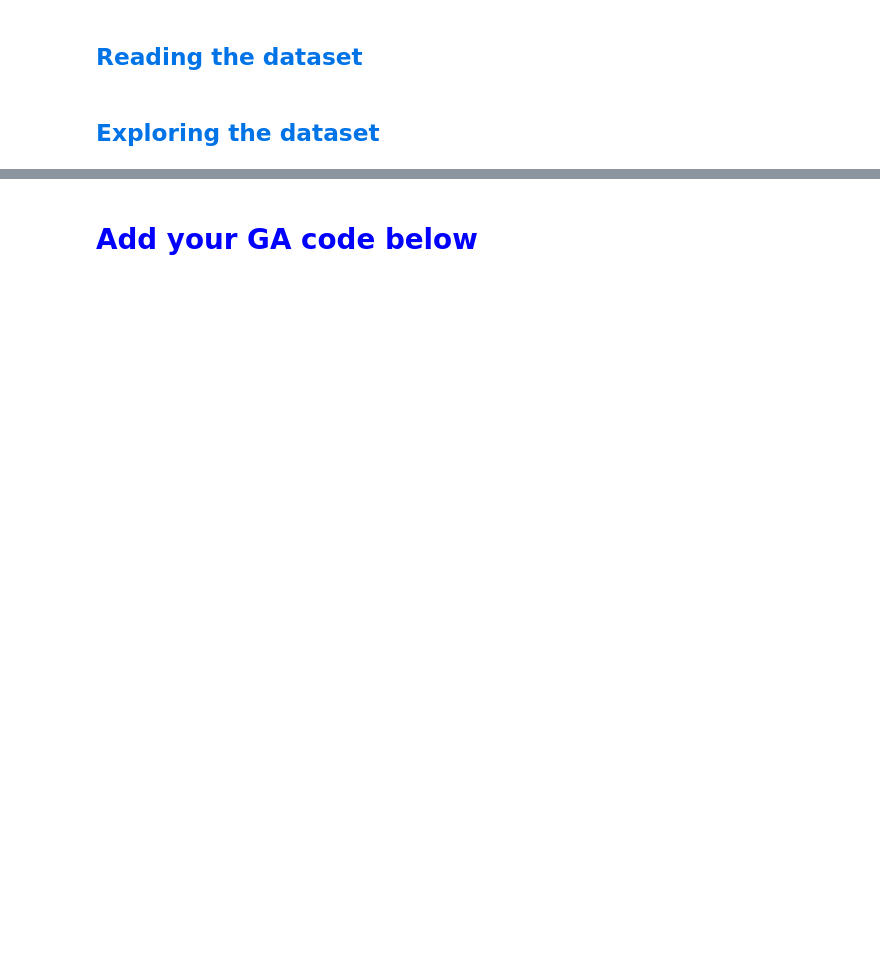
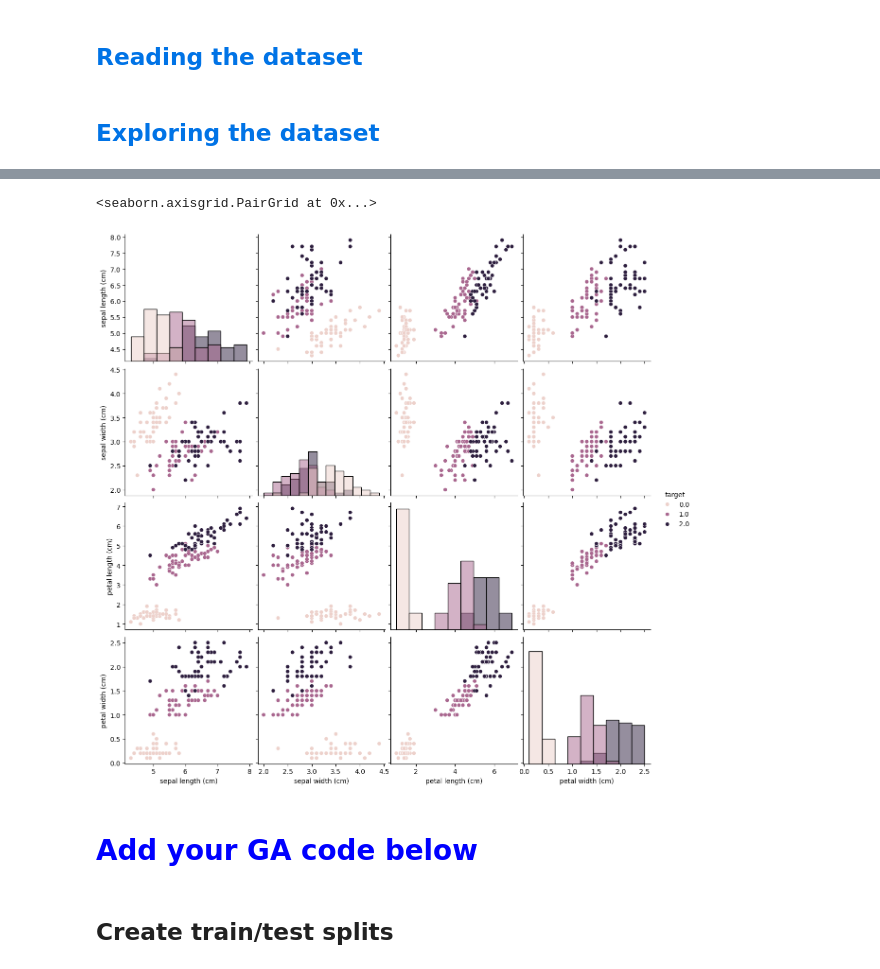
Before and after one commit to elijah-jones-2003/EVAC, a Jupyter notebook: Workshops/EVAC_Workshop2_Workbook.ipynb, the cells around one changed output, grey strips where cells are left out. Cells and saved outputs as stored; diff of their text form; code cells hidden in the pictures; blank space fills up the shorter version.

```diff
--- a/Workshops/EVAC_Workshop2_Workbook.ipynb
+++ b/Workshops/EVAC_Workshop2_Workbook.ipynb
@@ -75,5 +106,12 @@ Name: count, dtype: int64
+# %%
+sns.pairplot(iris_data, hue="target", height=3, diag_kind="hist")
+# %% [output]
+<seaborn.axisgrid.PairGrid at 0x...>
+[figure, added]
 # %% [markdown]
 # <span style="color:blue">Add your GA code below</span>
+# %% [markdown]
+## Create train/test splits
 # %%
 X = iris_data.drop(labels='target', axis=1)
 y = iris_data['target']
```
Also changed, not shown: parts of 13 cells of this notebook.
